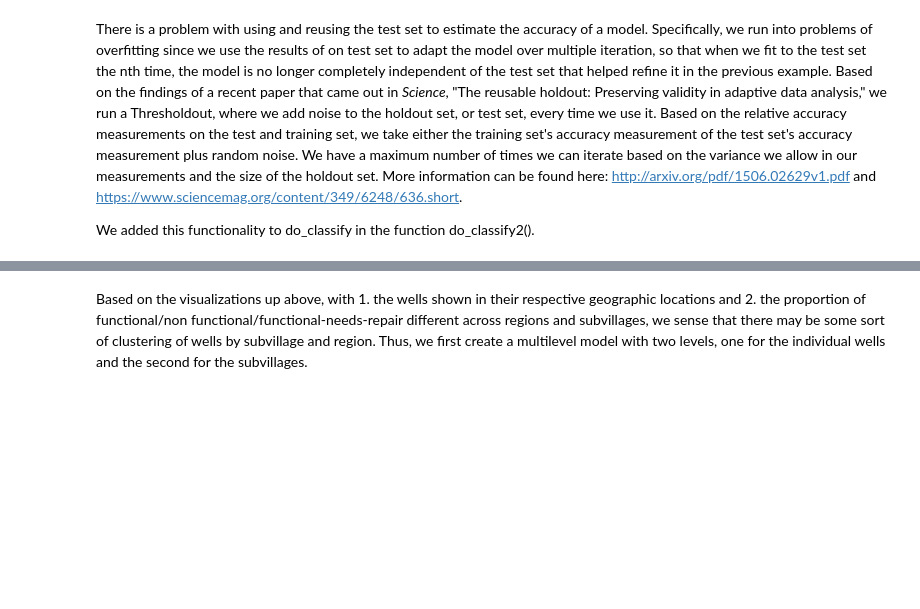
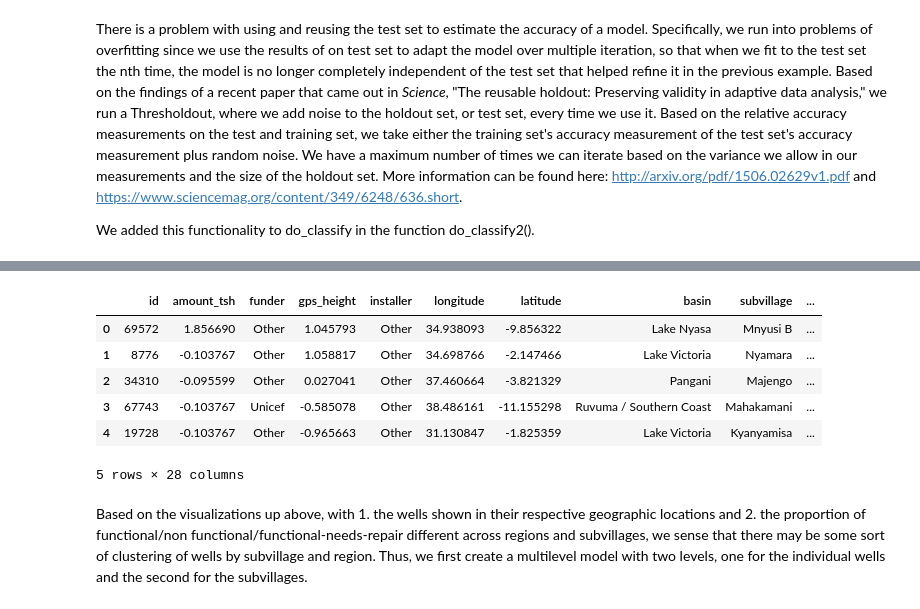
Before and after one commit to lhz1029/WellWatchers, a Jupyter notebook: Data_Exploration_and_Models.ipynb, the cells around one changed output, grey strips where cells are left out. Drawn from its saved outputs; the diff is of its cells as text; code cells hidden in the pictures; blank space fills up the shorter version.

```diff
--- a/Data_Exploration_and_Models.ipynb
+++ b/Data_Exploration_and_Models.ipynb
@@ -449,4 +469,14 @@ df_indicators.head()
 5 rows × 19454 columns
+# %%
+df_new.head()
+# %% [output]
+|  | id | amount_tsh | funder | gps_height | installer | longitude | latitude | basin | subvillage | ... |
+| 0 | 69572 | 1.856690 | Other | 1.045793 | Other | 34.938093 | -9.856322 | Lake Nyasa | Mnyusi B | ... |
+| 1 | 8776 | -0.103767 | Other | 1.058817 | Other | 34.698766 | -2.147466 | Lake Victoria | Nyamara | ... |
+| 2 | 34310 | -0.095599 | Other | 0.027041 | Other | 37.460664 | -3.821329 | Pangani | Majengo | ... |
+| 3 | 67743 | -0.103767 | Unicef | -0.585078 | Other | 38.486161 | -11.155298 | Ruvuma / Southern Coast | Mahakamani | ... |
+| 4 | 19728 | -0.103767 | Other | -0.965663 | Other | 31.130847 | -1.825359 | Lake Victoria | Kyanyamisa | ... |
+5 rows × 28 columns
 # %%
 ##To run
 feat_cols=list(df_indicators.columns)+STANDARDIZABLE
```
Also changed, not shown: parts of 25 cells of this notebook.
